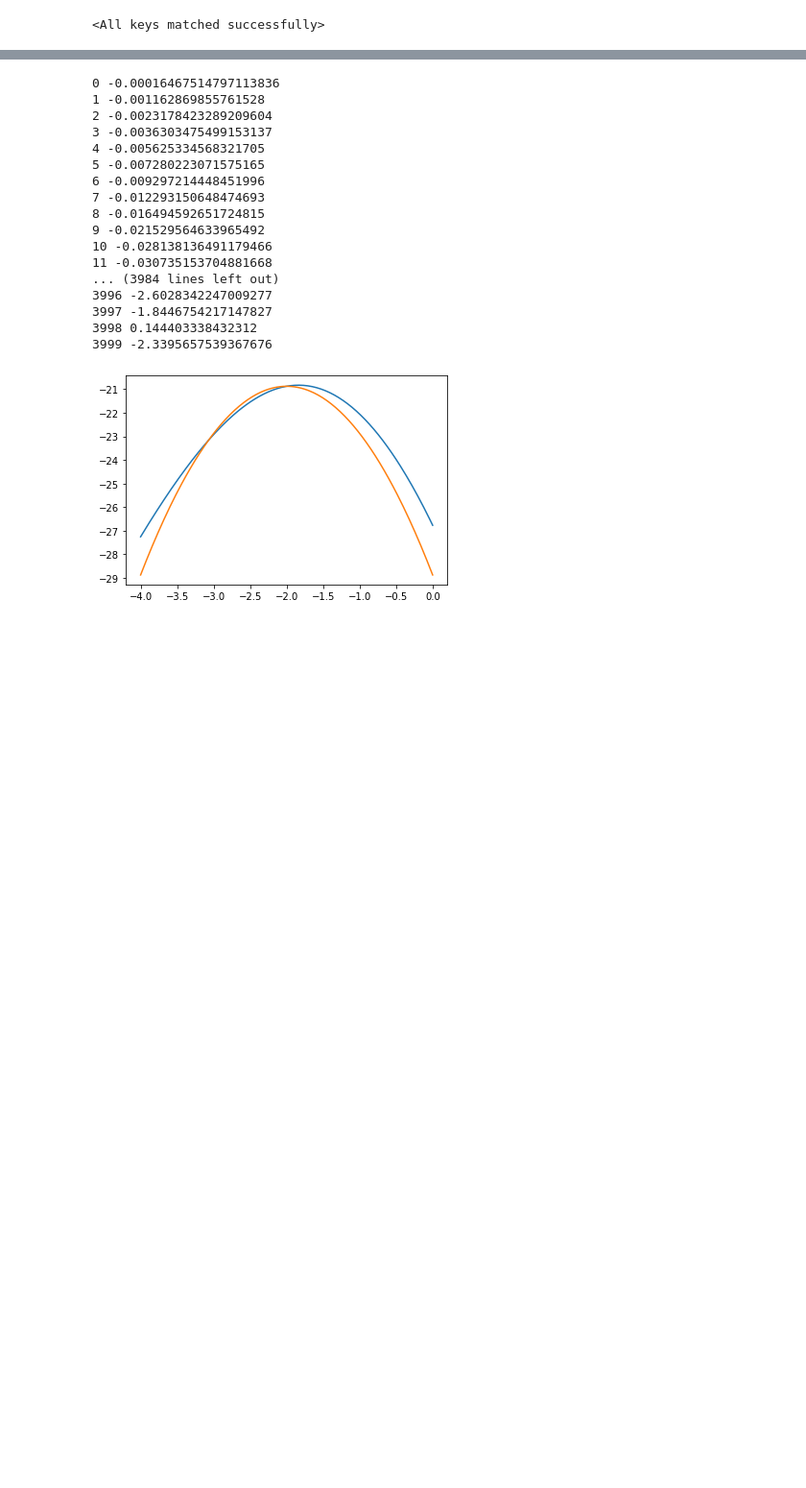
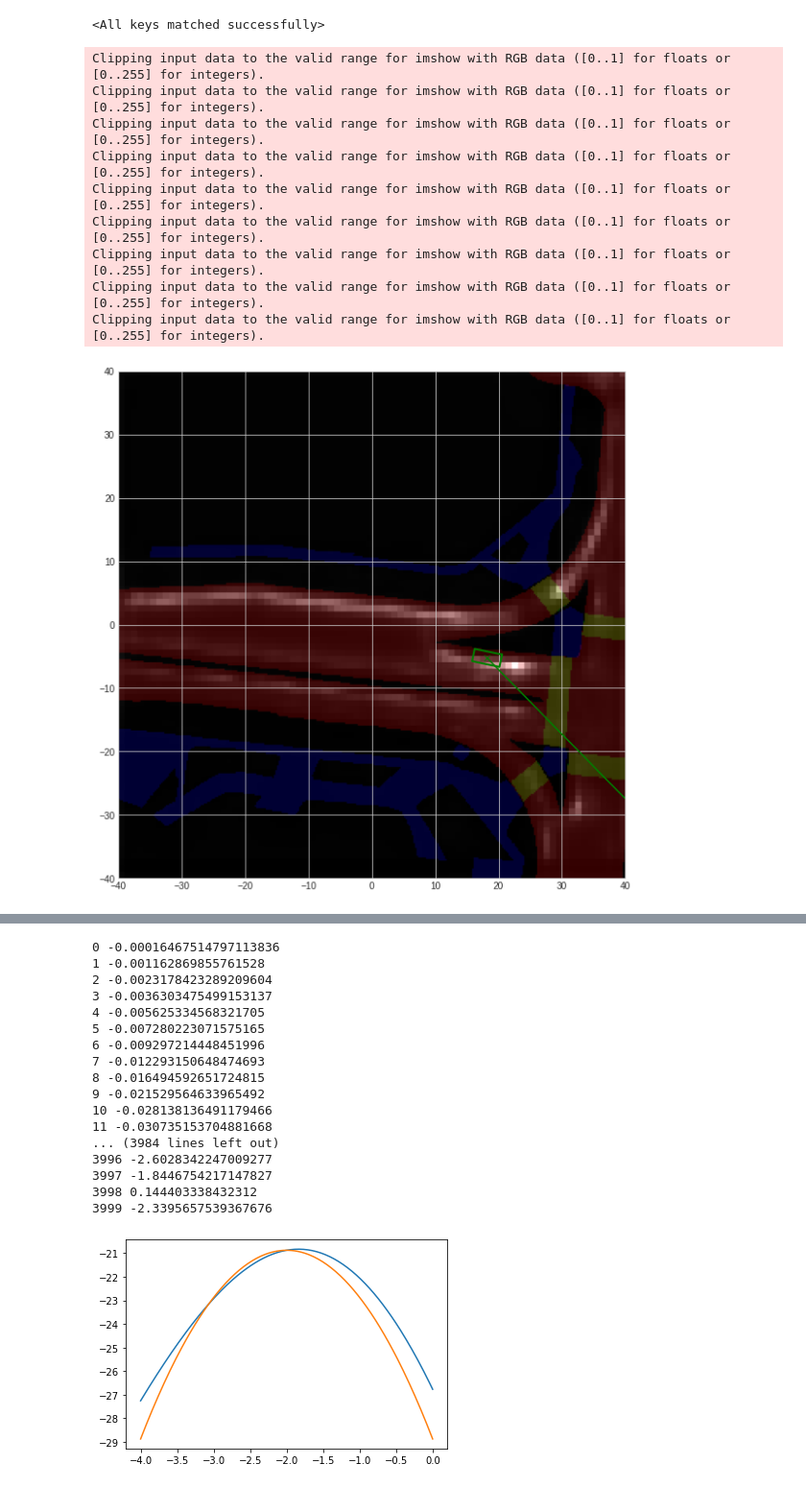
Before and after one commit to Abracadabra0/ATISS-Traffic, a Jupyter notebook: visualize.ipynb, the cells around one changed output, grey strips where cells are left out. Shown at 96% size. Drawn from its saved outputs; the diff is of its cells as text; code cells hidden in the pictures; blank space fills up the shorter version.

```diff
--- a/visualize.ipynb
+++ b/visualize.ipynb
@@ -35,8 +35,8 @@ condition = {
     "category": None,  # int
 }
 # %%
-for _ in range(20):
-    preds, probs = model.generate(input_data, condition, n_sample=3)
+for _ in range(10):
+    preds, probs = model.generate(input_data, length, condition, n_sample=3)
     to_numpy(preds)
     category = preds['category']
     if category != 0:
@@ -55,32 +55,43 @@ for _ in range(20):
         input_data, length = collate_test([input_data], keep='all')
 
         _, ax = plt.subplots(figsize=(10, 10))
         map_layers = np.stack(data['map'][:3], axis=-1) * 0.2
-        prob_map = probs['location'].log_prob(torch.tensor(np.arange(10000))).reshape(100, 100).numpy()
+        prob_map = probs['location'].log_prob(torch.tensor(np.arange(6400))).reshape(80, 80).numpy()
         prob_map = np.exp(prob_map)
-        prob_map = np.kron(prob_map, np.ones((8, 8)))
+        prob_map = np.kron(prob_map, np.ones((4, 4)))
         prob_map /= prob_map.sum()
         map_layers += prob_map[..., None] / prob_map.max()
         ax.imshow(map_layers, extent=[-axes_limit, axes_limit, -axes_limit, axes_limit])
         for i in range(length.item()):
             if data['category'][i] != 0:
                 color = cat2color[data['category'][i]]
                 loc = data['location'][i]
                 ax.plot(loc[0], loc[1], 'x', color=color)
                 w, l, theta = data['bbox'][i]
                 corners = np.array([[l / 2, w / 2],
                                     [-l / 2, w / 2],
                                     [-l / 2, -w / 2],
                                     [l / 2, -w / 2],
                                     [l / 2, w / 2]])
                 rotation = np.array([[np.cos(theta), np.sin(theta)],
                                      [-np.sin(theta), np.cos(theta)]])
                 corners = np.dot(corners, rotation) + loc
                 ax.plot(corners[:, 0], corners[:, 1], color=color, linewidth=2)
                 speed, omega = data['velocity'][i]
                 rotation = np.array([[np.cos(omega), np.sin(omega)],
                                      [-np.sin(omega), np.cos(omega)]])
                 velocity = np.dot(np.array([speed, 0]), rotation)
                 ax.arrow(loc[0], loc[1], velocity[0] * 5, velocity[1] * 5, color=color, width=0.05)
         ax.set_xlim([-axes_limit, axes_limit])
         ax.set_ylim([-axes_limit, axes_limit])
+# %% [output]
+Clipping input data to the valid range for imshow with RGB data ([0..1] for floats or [0..255] for integers).
+Clipping input data to the valid range for imshow with RGB data ([0..1] for floats or [0..255] for integers).
+Clipping input data to the valid range for imshow with RGB data ([0..1] for floats or [0..255] for integers).
+Clipping input data to the valid range for imshow with RGB data ([0..1] for floats or [0..255] for integers).
+Clipping input data to the valid range for imshow with RGB data ([0..1] for floats or [0..255] for integers).
+Clipping input data to the valid range for imshow with RGB data ([0..1] for floats or [0..255] for integers).
+Clipping input data to the valid range for imshow with RGB data ([0..1] for floats or [0..255] for integers).
+Clipping input data to the valid range for imshow with RGB data ([0..1] for floats or [0..255] for integers).
+Clipping input data to the valid range for imshow with RGB data ([0..1] for floats or [0..255] for integers).
+[figure, added]
```
Also changed, not shown: parts of 8 cells of this notebook, 5 other files.
